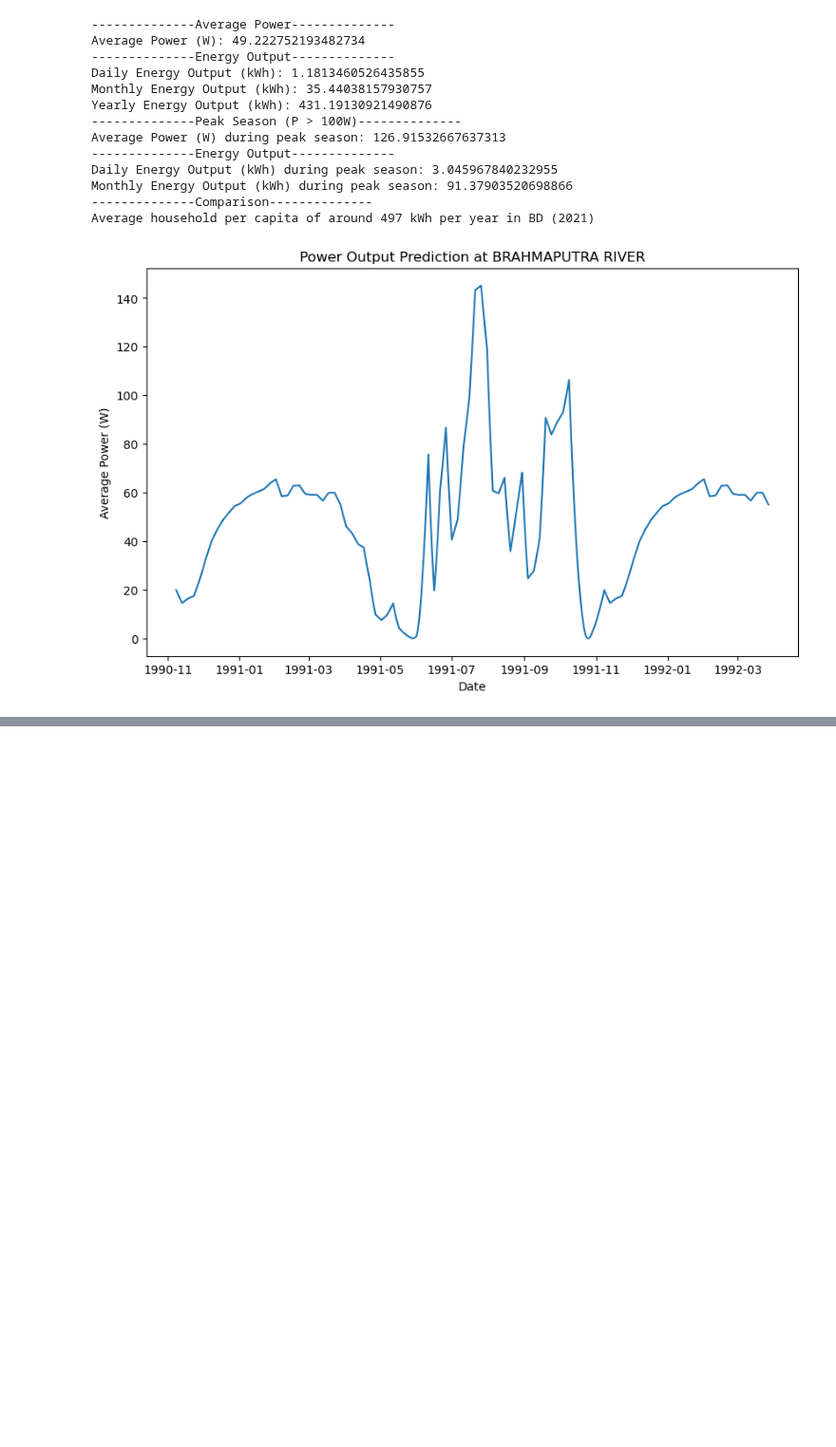
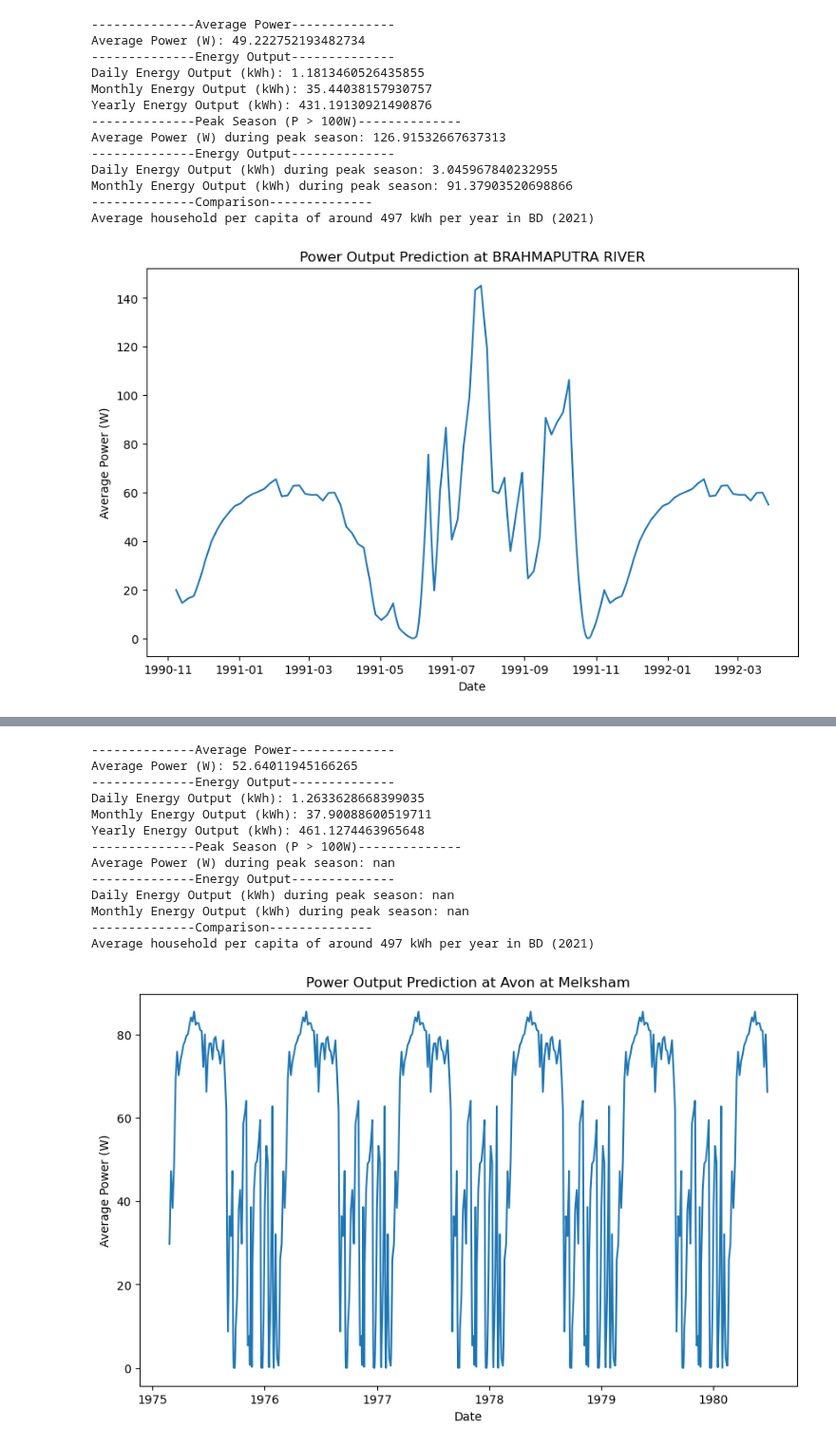
Before and after one commit to pilipb/DP5-code, a Jupyter notebook: long_term.ipynb, the cells around one changed output, grey strips where cells are left out. Shown at 95% size. Saved outputs shown, nothing was run; the diff lists cells and outputs as text; code cells hidden in the pictures; blank space fills up the shorter version.

```diff
--- a/long_term.ipynb
+++ b/long_term.ipynb
@@ -138,0 +168,71 @@ Average household per capita of around 497 kWh per year in BD (2021)
+# %%
+# upsample forecast data
+full_forecast_data = forecast_data.resample('D').mean()
+full_forecast_data = full_forecast_data.interpolate(method='linear')
+### calculate daily power output
+# turbine parameters
+turbine_width = 1.2
+turbine_diameter = 1.2
+r_drum = 0.425
+pontoon_grid_multiplier = 1.15 # found in main.ipynb
+generator_eff = 0.9
+gearbox_eff = 0.95
+efficiency = generator_eff * gearbox_eff
+
+# calculate power output
+shaft_power = power(full_forecast_data * pontoon_grid_multiplier, runner_diameter=turbine_diameter, r_drum=r_drum, L=turbine_width/2, RPM=20) * efficiency
+
+# plot power output
+plt.figure(figsize=(10,6))
+plt.plot(shaft_power)
+plt.title('Power Output Prediction at %s' %(station_info['River']))
+plt.xlabel('Date')
+plt.ylabel('Average Power (W)')
+
+
+# calculate the daily, monthly, and yearly energy output as the mean of the power output in that timeframe
+# shaft power is given as avg W each day
+daily_energy = shaft_power.mean()*24/1000
+monthly_energy = shaft_power.mean()*24*30/1000
+yearly_energy = shaft_power.mean()*24*365/1000
+
+print('--------------Average Power--------------')
+print(f"Average Power (W): {shaft_power.mean()}")
+print('--------------Energy Output--------------')
+print(f"Daily Energy Output (kWh): {daily_energy}")
+print(f"Monthly Energy Output (kWh): {monthly_energy}")
+print(f"Yearly Energy Output (kWh): {yearly_energy}")
+
+# calculate the same values but during peak season (when p > 100W)
+peak_season = shaft_power[shaft_power > 100]
+daily_energy_peak = peak_season.mean()*24/1000
+monthly_energy_peak = peak_season.mean()*24*30/1000
+yearly_energy_peak = peak_season.mean()*24*365/1000
+
+print('--------------Peak Season (P > 100W)--------------')
+print(f"Average Power (W) during peak season: {peak_season.mean()}")
+print('--------------Energy Output--------------')
+print(f"Daily Energy Output (kWh) during peak season: {daily_energy_peak}")
+print(f"Monthly Energy Output (kWh) during peak season: {monthly_energy_peak}")
+# print(f"Yearly Energy Output (kWh) during peak season: {yearly_energy_peak}")
+
+print('--------------Comparison--------------')
+print('Average household per capita of around 497 kWh per year in BD (2021)') # https://www.enerdata.net/estore/energy-market/bangladesh/#:~:text=Energy%20consumption%20per%20capita%20is,average%20in%20the%20same%20period).
+
+
+plt.show()
+# %% [output]
+--------------Average Power--------------
+Average Power (W): 52.64011945166265
+--------------Energy Output--------------
+Daily Energy Output (kWh): 1.2633628668399035
+Monthly Energy Output (kWh): 37.90088600519711
+Yearly Energy Output (kWh): 461.1274463965648
+--------------Peak Season (P > 100W)--------------
+Average Power (W) during peak season: nan
+--------------Energy Output--------------
+Daily Energy Output (kWh) during peak season: nan
+Monthly Energy Output (kWh) during peak season: nan
+--------------Comparison--------------
+Average household per capita of around 497 kWh per year in BD (2021)
+[figure, added]
```
Also changed, not shown: parts of 1 cell of this notebook, 2 other files.
